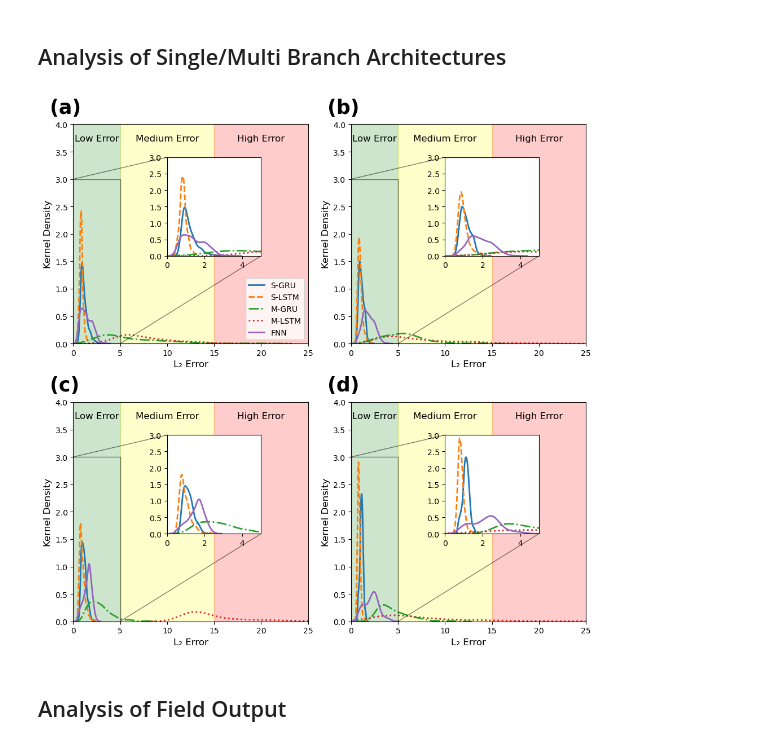
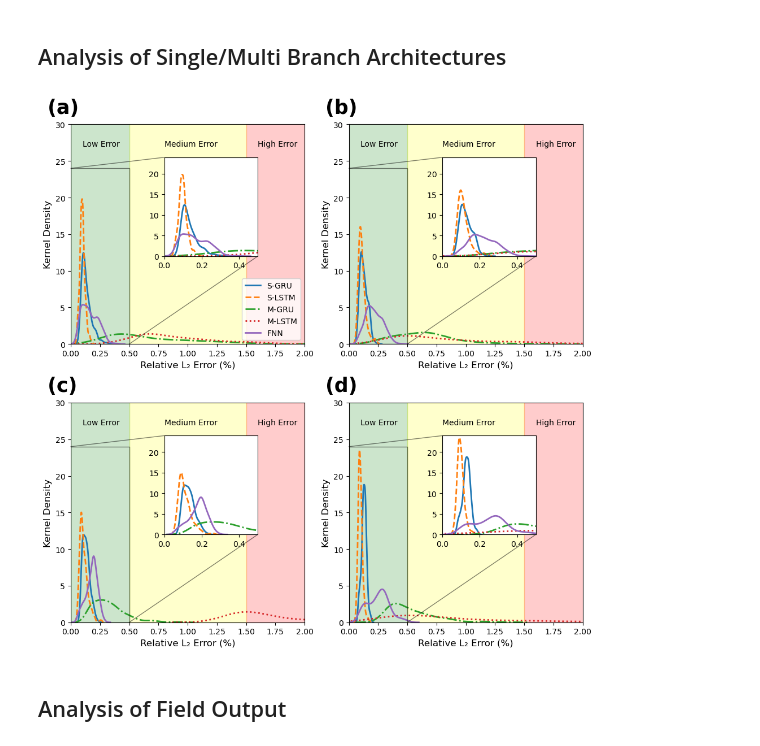
Before and after one commit to kkazuma19/CosmicRays-Operator, a Jupyter notebook: analysis.ipynb, the cells around one changed output. Saved outputs shown, nothing was run; the diff lists cells and outputs as text; code cells hidden in the pictures.

```diff
--- a/analysis.ipynb
+++ b/analysis.ipynb
@@ -14,31 +14,32 @@ sdata_dir = 'single_branch/array/'
 mdata_dir = 'multi_branch/array/'
 
 # Load single-branch GRU/LSTM results
-sgru_7 = np.load(sdata_dir + 'gru_window_7_results.npy')[:, 3] * 100
-sgru_30 = np.load(sdata_dir + 'gru_window_30_results.npy')[:, 3] * 100
-sgru_60 = np.load(sdata_dir + 'gru_window_60_results.npy')[:, 3] * 100
-sgru_90 = np.load(sdata_dir + 'gru_window_90_results.npy')[:, 3] * 100
+sgru_7 = np.load(sdata_dir + 'gru_window_7_results.npy')[:, 3]
+sgru_30 = np.load(sdata_dir + 'gru_window_30_results.npy')[:, 3]
+sgru_60 = np.load(sdata_dir + 'gru_window_60_results.npy')[:, 3]
+sgru_90 = np.load(sdata_dir + 'gru_window_90_results.npy')[:, 3]
 
-slstm_7 = np.load(sdata_dir + 'lstm_window_7_results.npy')[:, 3] * 100
-slstm_30 = np.load(sdata_dir + 'lstm_window_30_results.npy')[:, 3] * 100
-slstm_60 = np.load(sdata_dir + 'lstm_window_60_results.npy')[:, 3] * 100
-slstm_90 = np.load(sdata_dir + 'lstm_window_90_results.npy')[:, 3] * 100
+slstm_7 = np.load(sdata_dir + 'lstm_window_7_results.npy')[:, 3]
+slstm_30 = np.load(sdata_dir + 'lstm_window_30_results.npy')[:, 3]
+slstm_60 = np.load(sdata_dir + 'lstm_window_60_results.npy')[:, 3]
+slstm_90 = np.load(sdata_dir + 'lstm_window_90_results.npy')[:, 3]
 
-fnn_7 = np.load(sdata_dir + 'fnn_window_7_results_1.npy')[:, 3] * 100
-fnn_30 = np.load(sdata_dir + 'fnn_window_30_results_1.npy')[:, 3] * 100
-fnn_60 = np.load(sdata_dir + 'fnn_window_60_results_1.npy')[:, 3] * 100
-fnn_90 = np.load(sdata_dir + 'fnn_window_90_results_1.npy')[:, 3] * 100
+fnn_7 = np.load(sdata_dir + 'fnn_window_7_results.npy')[:, 3]
+fnn_30 = np.load(sdata_dir + 'fnn_window_30_results.npy')[:, 3]
+fnn_60 = np.load(sdata_dir + 'fnn_window_60_results.npy')[:, 3]
+fnn_90 = np.load(sdata_dir + 'fnn_window_90_results.npy')[:, 3]
 
 # Load multi-branch GRU/LSTM results
-mgru_7 = np.load(mdata_dir + 'gru_window_7_results.npy')[:, 3] * 100
-mgru_30 = np.load(mdata_dir + 'gru_window_30_results.npy')[:, 3] * 100
-mgru_60 = np.load(mdata_dir + 'gru_window_60_results.npy')[:, 3] * 100
-mgru_90 = np.load(mdata_dir + 'gru_window_90_results.npy')[:, 3] * 100
+mgru_7 = np.load(mdata_dir + 'gru_window_7_results.npy')[:, 3]
+mgru_30 = np.load(mdata_dir + 'gru_window_30_results.npy')[:, 3]
+mgru_60 = np.load(mdata_dir + 'gru_window_60_results.npy')[:, 3]
+mgru_90 = np.load(mdata_dir + 'gru_window_90_results.npy')[:, 3]
 
-mlstm_7 = np.load(mdata_dir + 'lstm_window_7_results.npy')[:, 3] * 100
-mlstm_30 = np.load(mdata_dir + 'lstm_window_30_results.npy')[:, 3] * 100
-mlstm_60 = np.load(mdata_dir + 'lstm_window_60_results.npy')[:, 3] * 100
-mlstm_90 = np.load(mdata_dir + 'lstm_window_90_results.npy')[:, 3] * 100
+mlstm_7 = np.load(mdata_dir + 'lstm_window_7_results.npy')[:, 3]
+mlstm_30 = np.load(mdata_dir + 'lstm_window_30_results.npy')[:, 3]
+mlstm_60 = np.load(mdata_dir + 'lstm_window_60_results.npy')[:, 3]
+mlstm_90 = np.load(mdata_dir + 'lstm_window_90_results.npy')[:, 3]
+
 
 # Sequence labels
 sequence_labels = ["(a)", "(b)", "(c)", "(d)"]
@@ -66,52 +67,52 @@ for i, ax in enumerate(ax.flat):
     for data, label, ls in zip(data_list[i], model_labels, line_styles):
         sns.kdeplot(data, ax=ax, label=label, linestyle=ls, linewidth=2)
 
-    ax.set_xlabel("L₂ Error", fontsize=12)
+    ax.set_xlabel("Relative L₂ Error (%)", fontsize=12)
     ax.set_ylabel("Kernel Density", fontsize=12)
-    ax.set_xlim([0, 25])  # Limit x-axis to 0-25
-    ax.set_ylim([0, 4])  # Limit y-axis to 0-3
+    ax.set_xlim([0, 2])  # Limit x-axis to 0-25
+    ax.set_ylim([0, 30])  # Limit y-axis to 0-3
 
     ax.text(-0.1, 1.05, sequence_labels[i], transform=ax.transAxes,
             fontsize=25, fontweight='bold')  # Panel label (a, b, c, d)
 
     # Only show legend in the first panel (a)
     if i == 0:
         ax.legend(fontsize=10, loc='lower right')
     else:
         ax.legend().set_visible(False)
 
 
     # Define zoom-in region
-    x_zoom_min, x_zoom_max = 0, 5  # Region of interest for zooming
+    x_zoom_min, x_zoom_max = 0, 0.5  # Region of interest for zooming
 
     # Adding zoomed-in inset (all models)
     axins = ax.inset_axes([0.4, 0.4, 0.4, 0.45])  # x, y, width, height
     for data, label, ls in zip(data_list[i], model_labels, line_styles):
         sns.kdeplot(data, ax=axins, label=label, linestyle=ls, linewidth=2)
 
     axins.set_xlim(x_zoom_min, x_zoom_max)  # Limit x-axis
-    axins.set_ylim(0, 3.0)  # Limit y-axis
+    axins.set_ylim(0, 24)  # Limit y-axis
     axins.set_ylabel("")
 
 
     # Connect zoomed-in region to main plot
     ax.indicate_inset_zoom(axins, edgecolor="black")
 
     # Add shaded regions to indicate low, medium, and high error areas
-    ax.axvspan(0, 5, color='green', alpha=0.2, label='Low Error')  # Low error zone
-    ax.axvspan(5, 15, color='yellow', alpha=0.2, label='Medium Error')  # Medium error
-    ax.axvspan(15, 25, color='red', alpha=0.2, label='High Error')  # High error
+    ax.axvspan(0, 0.5, color='green', alpha=0.2, label='Low Error')  # Low error zone
+    ax.axvspan(0.5, 1.5, color='yellow', alpha=0.2, label='Medium Error')  # Medium error
+    ax.axvspan(1.5, 2.5, color='red', alpha=0.2, label='High Error')  # High error
 
     # Add labels for error zones
-    ax.text(2.5, 3.7, "Low Error", fontsize=12, ha='center', color='black')
-    ax.text(10, 3.7, "Medium Error", fontsize=12, ha='center', color='black')
-    ax.text(20, 3.7, "High Error", fontsize=12, ha='center', color='black')
+    ax.text(0.10, 27, 'Low Error', color='black', fontsize=10)
+    ax.text(0.80, 27, 'Medium Error', color='black', fontsize=10)
+    ax.text(1.60, 27, 'High Error', color='black', fontsize=10)
 
 # Adjust layout for better spacing
 plt.tight_layout()
 plt.show()
 # %% [output]
-[figure, old version]
+[figure, new version]
 # %% [markdown]
 ## Analysis of Field Output
 # %%
```
Also changed, not shown: parts of 1 cell of this notebook, 4 other files.
